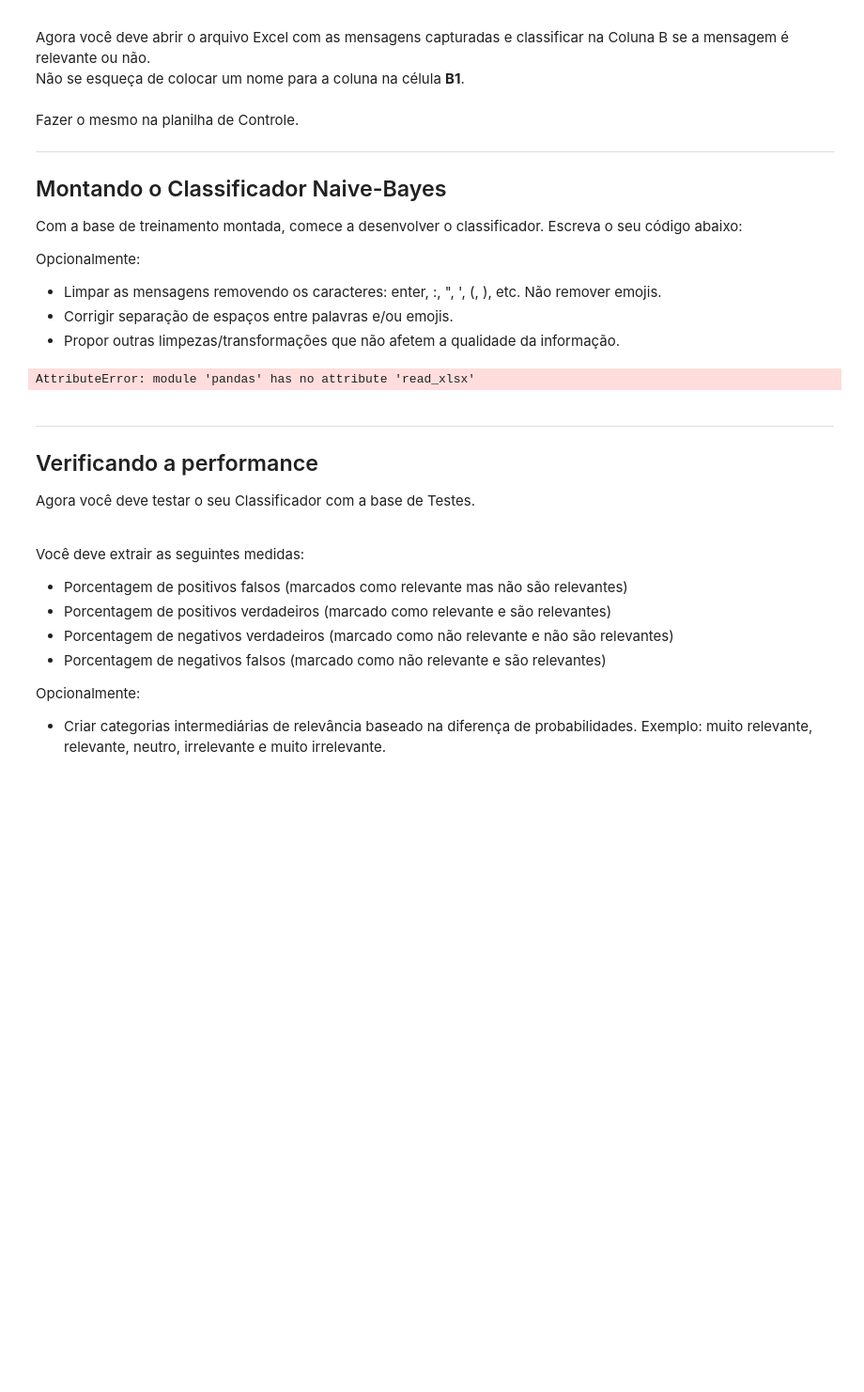
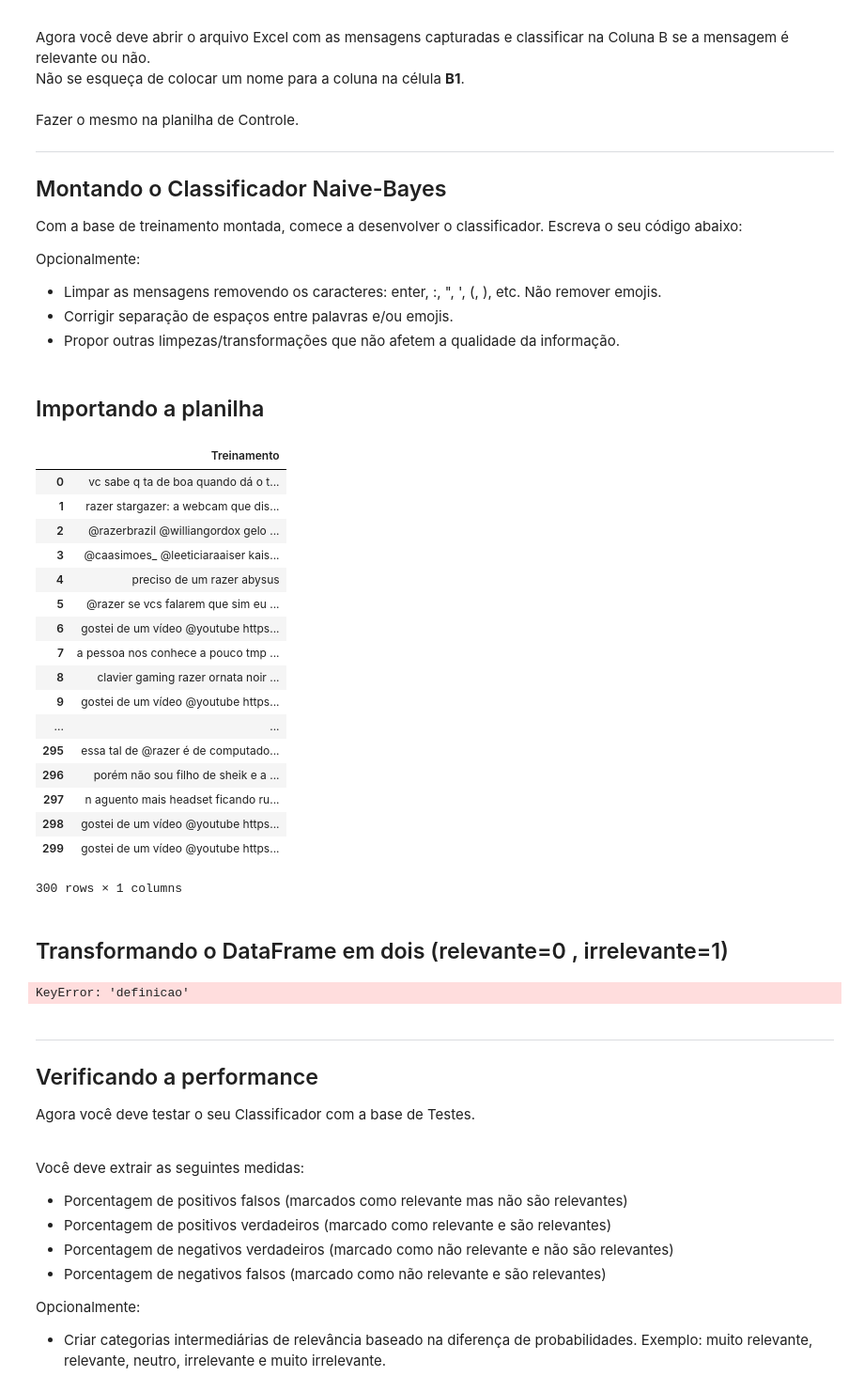
Before and after one commit to heliopn/Razer_Data_Analysis, a Jupyter notebook: Projeto02.ipynb, the cells around one changed output. Shown: that part at 94% size. Saved outputs shown, nothing was run; the diff lists cells and outputs as text; code cells hidden in the pictures; blank space fills up the shorter version.

```diff
--- a/Projeto02.ipynb
+++ b/Projeto02.ipynb
@@ -150,9 +152,35 @@ Opcionalmente:
 * Limpar as mensagens removendo os caracteres: enter, :, ", ', (, ), etc. Não remover emojis.<br />
 * Corrigir separação de espaços entre palavras e/ou emojis.
 * Propor outras limpezas/transformações que não afetem a qualidade da informação.
-# %%
-#with open("Oreo.xlsx", "r") as arquivo:
-dados = pd.read_xlsx('Oreo.xlsx',sep=',')
-dados.head()
-# %% [output]
-AttributeError: module 'pandas' has no attribute 'read_xlsx'
+# %% [markdown]
+## Importando a planilha
+# %%
+file = r'Razer.xlsx'
+df = pd.read_excel(file)
+df
+# %% [output]
+|  | Treinamento |
+| 0 | vc sabe q ta de boa quando dá o t... |
+| 1 | razer stargazer: a webcam que dis... |
+| 2 | @razerbrazil @williangordox gelo ... |
+| 3 | @caasimoes_ @leeticiaraaiser kais... |
+| 4 | preciso de um razer abysus |
+| 5 | @razer se vcs falarem que sim eu ... |
+| 6 | gostei de um vídeo @youtube https... |
+| 7 | a pessoa nos conhece a pouco tmp ... |
+| 8 | clavier gaming razer ornata noir ... |
+| 9 | gostei de um vídeo @youtube https... |
+| ... | ... |
+| 295 | essa tal de @razer é de computado... |
+| 296 | porém não sou filho de sheik e a ... |
+| 297 | n aguento mais headset ficando ru... |
+| 298 | gostei de um vídeo @youtube https... |
+| 299 | gostei de um vídeo @youtube https... |
+300 rows × 1 columns
+# %% [markdown]
+## Transformando o DataFrame em dois (relevante=0 , irrelevante=1)
+# %%
+CR = df.loc[df['definicao'] == 0, 'treinamento']
+CI = df.loc[df['definicao'] == 1, 'treinamento']
+# %% [output]
+KeyError: 'definicao'
```
Also changed, not shown: parts of 15 cells of this notebook.
